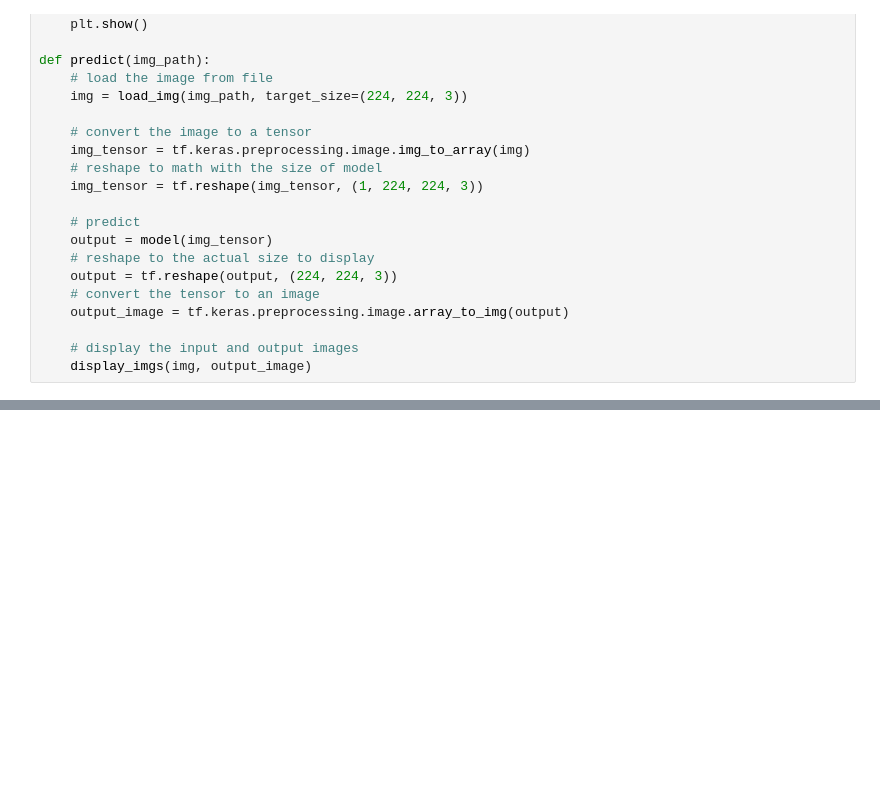
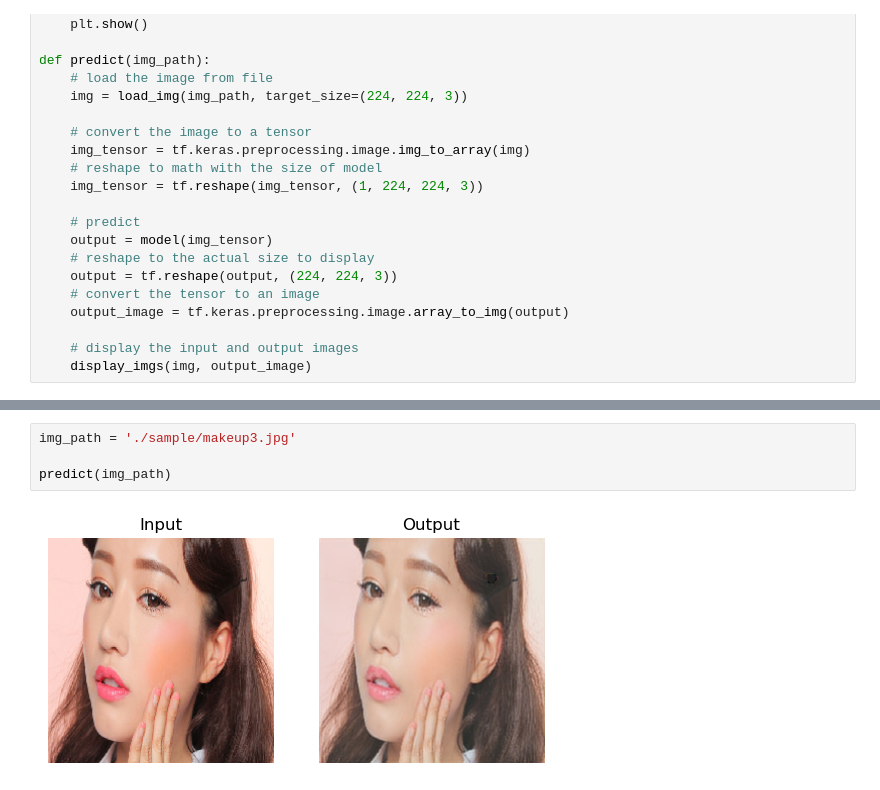
Before and after one commit to bmd1905/De-makeup, a Jupyter notebook: predict.ipynb, the cells around one changed output, grey strips where cells are left out. Drawn from its saved outputs; the diff is of its cells as text; blank space fills up the shorter version.

```diff
--- a/predict.ipynb
+++ b/predict.ipynb
@@ -62,0 +79,6 @@ predict(img_path)
+# %%
+img_path = './sample/makeup3.jpg'
+
+predict(img_path)
+# %% [output]
+[figure, added]
```
Also changed, not shown: parts of 8 cells of this notebook, 21 other files.
